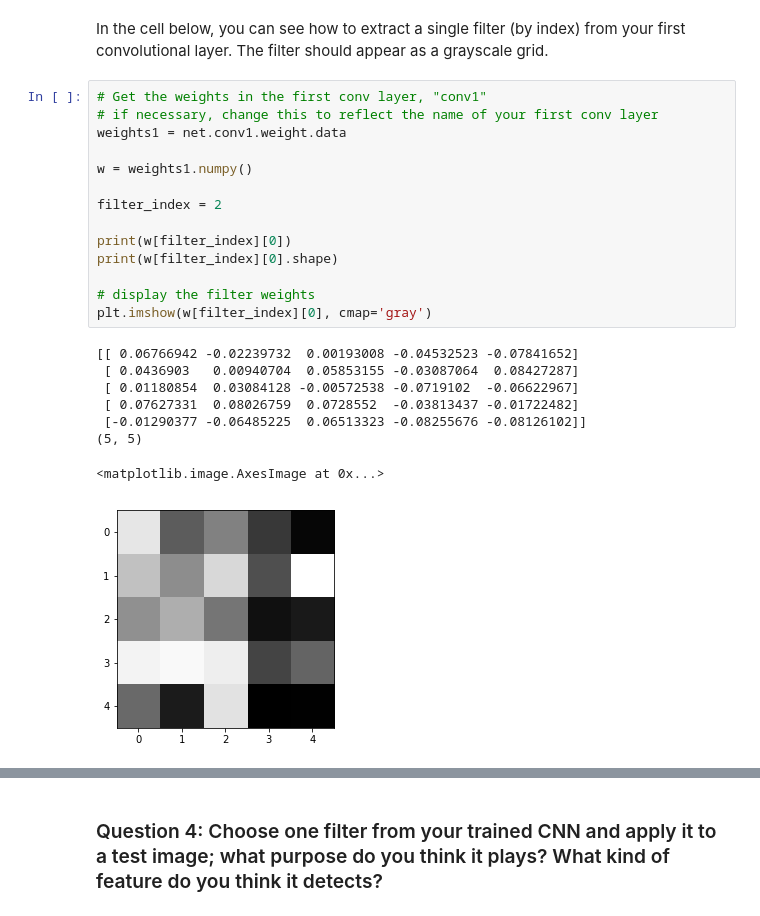
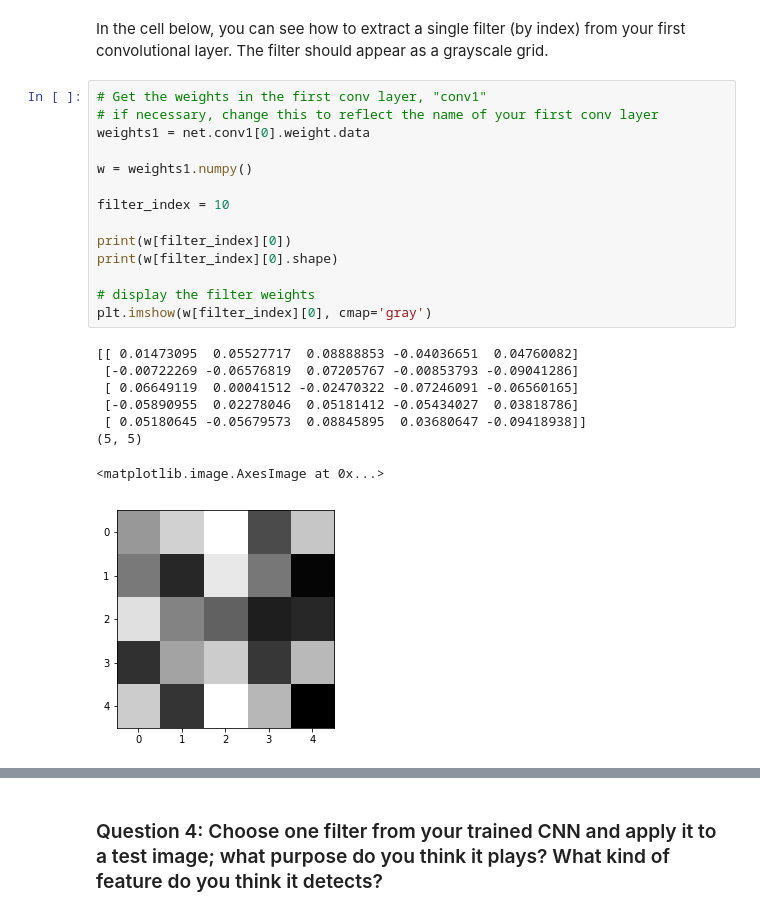
Before and after one commit to pradeepA2125/P1_Facial_Keypoints, a Jupyter notebook: 2. Define the Network Architecture.ipynb, the cells around one changed output, grey strips where cells are left out. Cells and saved outputs as stored; diff of their text form.

```diff
--- a/2. Define the Network Architecture.ipynb
+++ b/2. Define the Network Architecture.ipynb
@@ -551,26 +562,26 @@ In the cell below, you can see how to extract a single filter (by index) from yo
 # %%
 # Get the weights in the first conv layer, "conv1"
 # if necessary, change this to reflect the name of your first conv layer
-weights1 = net.conv1.weight.data
+weights1 = net.conv1[0].weight.data
 
 w = weights1.numpy()
 
-filter_index = 2
+filter_index = 10
 
 print(w[filter_index][0])
 print(w[filter_index][0].shape)
 
 # display the filter weights
 plt.imshow(w[filter_index][0], cmap='gray')
 # %% [output]
-[[ 0.06766942 -0.02239732  0.00193008 -0.04532523 -0.07841652]
- [ 0.0436903   0.00940704  0.05853155 -0.03087064  0.08427287]
- [ 0.01180854  0.03084128 -0.00572538 -0.0719102  -0.06622967]
- [ 0.07627331  0.08026759  0.0728552  -0.03813437 -0.01722482]
- [-0.01290377 -0.06485225  0.06513323 -0.08255676 -0.08126102]]
+[[ 0.01473095  0.05527717  0.08888853 -0.04036651  0.04760082]
+ [-0.00722269 -0.06576819  0.07205767 -0.00853793 -0.09041286]
+ [ 0.06649119  0.00041512 -0.02470322 -0.07246091 -0.06560165]
+ [-0.05890955  0.02278046  0.05181412 -0.05434027  0.03818786]
+ [ 0.05180645 -0.05679573  0.08845895  0.03680647 -0.09418938]]
 (5, 5)
 <matplotlib.image.AxesImage at 0x...>
-[figure, old version]
+[figure, new version]
 # %% [markdown]
 ## Feature maps
 
```
Also changed, not shown: parts of 15 cells of this notebook.
